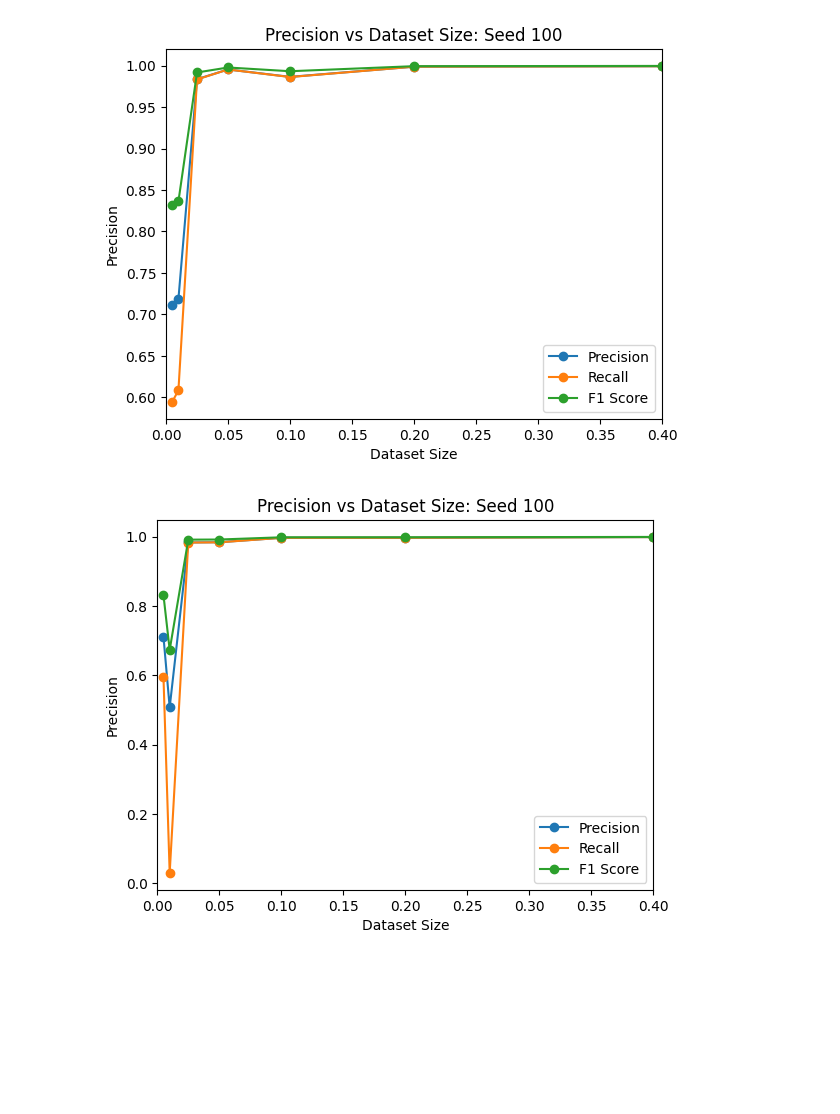
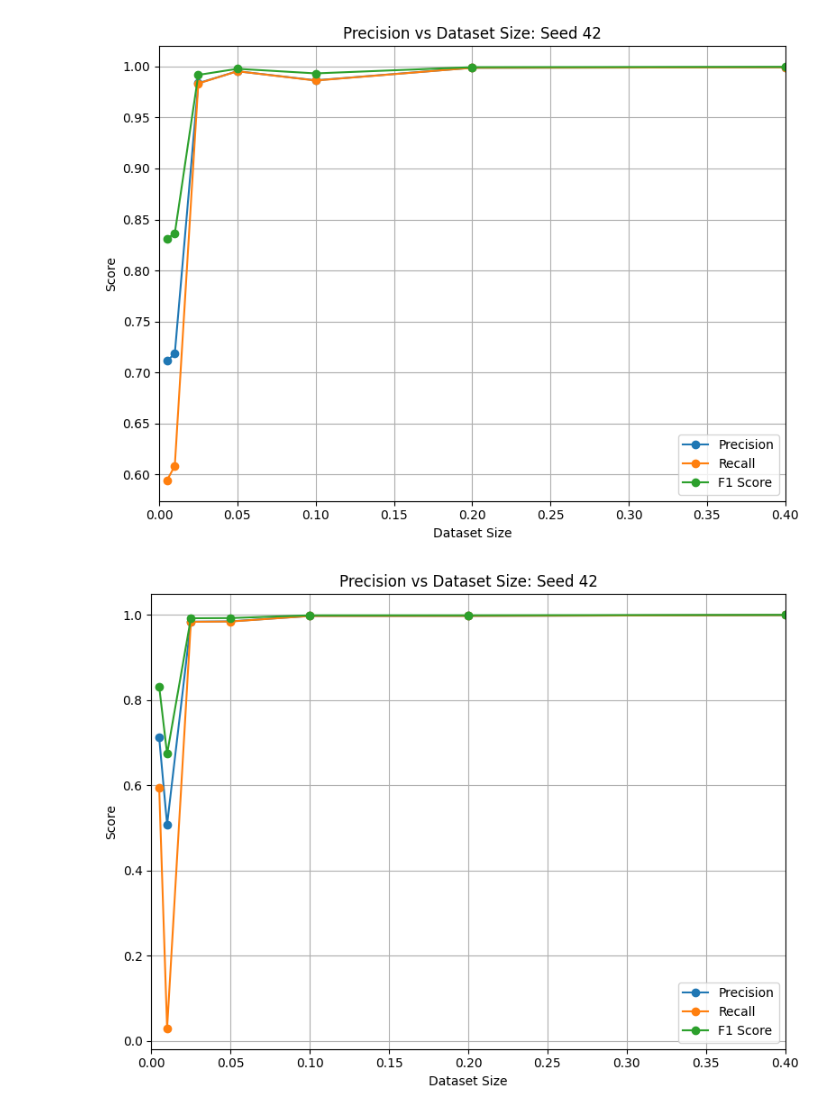
Before and after one commit to Nakul-Rajpal/IoT23-Anomaly-Detection, a Jupyter notebook: results.ipynb, the cells around one changed output. Cells and saved outputs as stored; diff of their text form; code cells hidden in the pictures; blank space fills up the shorter version.

```diff
--- a/results.ipynb
+++ b/results.ipynb
@@ -25,31 +30,41 @@ precision = np.array([0.9992, 0.9987, 0.9864, 0.9953, 0.9836, 0.7186, 0.7114])
 recall = np.array([0.9992, 0.9987, 0.9862, 0.9953, 0.9833, 0.6085, 0.5944])
 f1 = np.array([0.9996, 0.9993, 0.9932, 0.9977, 0.9917, 0.8363, 0.8314])
 dataset_size = np.array([0.4, 0.2, 0.1, 0.05, 0.025, 0.01, 0.005])
+plt.figure(figsize=(8, 6))
 plt.plot(dataset_size, precision, marker='o', label='Precision')
 plt.plot(dataset_size, recall, marker='o', label='Recall')
 plt.plot(dataset_size, f1, marker='o', label='F1 Score')
+
 plt.xlabel('Dataset Size')
-plt.xlim(0,0.4)
+plt.xlim(0, 0.4)
+plt.ylabel('Score')
+plt.title('Precision vs Dataset Size: Seed 42')
 plt.legend()
-plt.ylabel('Precision')
-plt.title('Precision vs Dataset Size: Seed 100')
+plt.grid(True)
+plt.tight_layout()
 plt.savefig("16_4_8_Precision_100.png", dpi=300)
+plt.show()
 # %% [output]
-[figure, old version]
+[figure, new version]
 # %%
 # 22 seed results
 precision = np.array([0.9991, 0.9972, 0.997, 0.9843, 0.9836, 0.5075, 0.7114])
 recall = np.array([0.9991, 0.9972, 0.997, 0.9840, 0.9833, 0.0295, 0.5944])
 f1 = np.array([0.9996, 0.9986, 0.9985, 0.9921, 0.99170, 0.6733, 0.8314])
 dataset_size = np.array([0.4, 0.2, 0.1, 0.05, 0.025, 0.01, 0.005])
+plt.figure(figsize=(8, 6))
 plt.plot(dataset_size, precision, marker='o', label='Precision')
 plt.plot(dataset_size, recall, marker='o', label='Recall')
 plt.plot(dataset_size, f1, marker='o', label='F1 Score')
+
 plt.xlabel('Dataset Size')
-plt.xlim(0,0.4)
+plt.xlim(0, 0.4)
+plt.ylabel('Score')
+plt.title('Precision vs Dataset Size: Seed 42')
 plt.legend()
-plt.ylabel('Precision')
-plt.title('Precision vs Dataset Size: Seed 100')
+plt.grid(True)
+plt.tight_layout()
 plt.savefig("16_4_8_Precision_22.png", dpi=300)
+plt.show()
 # %% [output]
-[figure, old version]
+[figure, new version]
```
Also changed, not shown: parts of 3 cells of this notebook, 14 other files.
